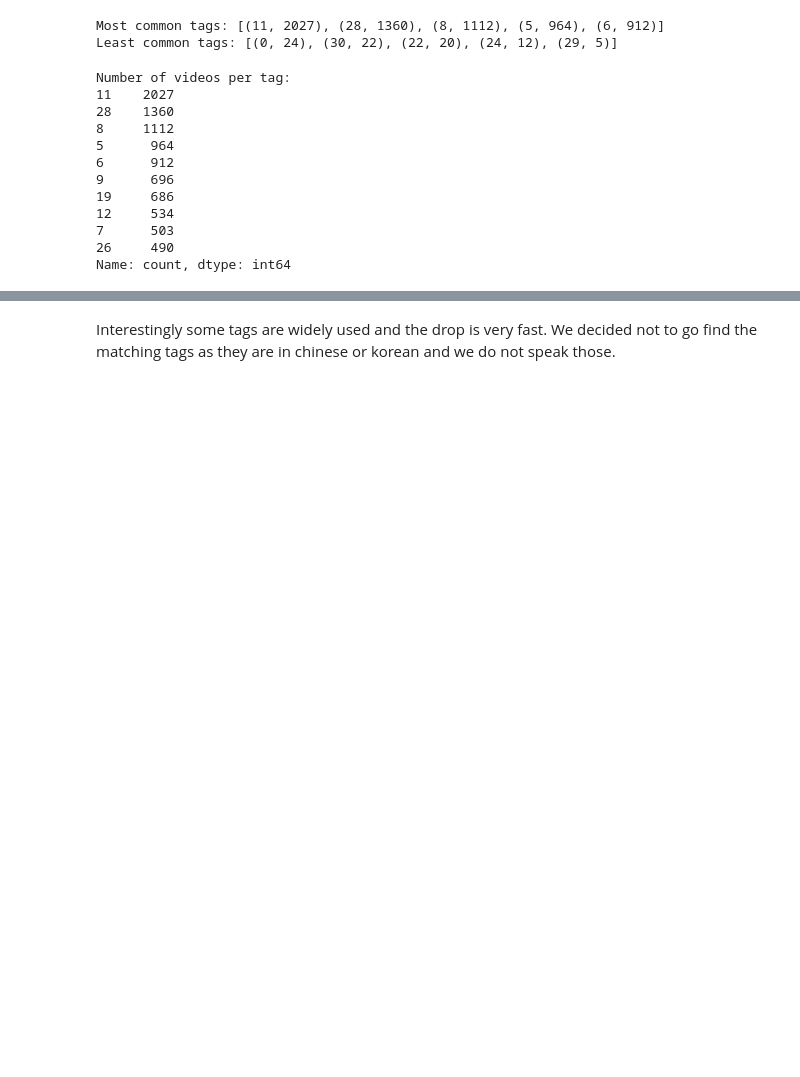
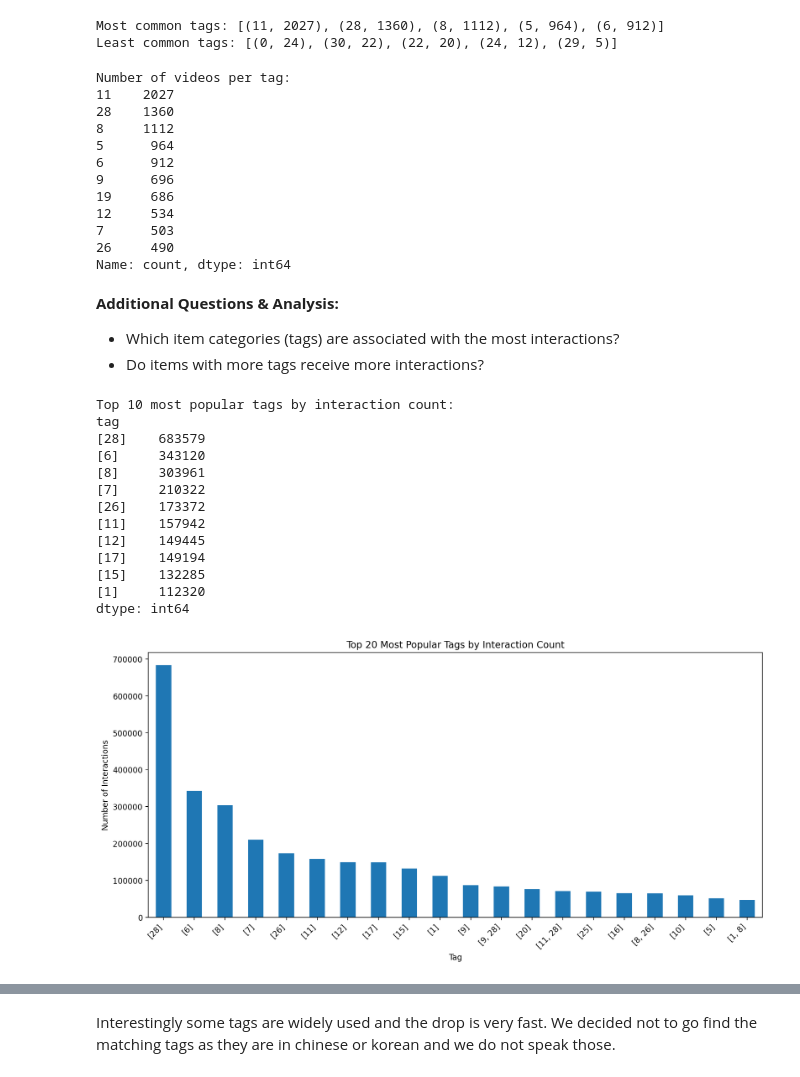
Before and after one commit to PERCY-1417/FinalProject_2025_TURCAT, a Jupyter notebook: solution/EDA.ipynb, the cells around one changed output, grey strips where cells are left out. Cells and saved outputs as stored; diff of their text form; code cells hidden in the pictures; blank space fills up the shorter version.

Commit message:
add more questions to improve EDA

```diff
--- a/solution/EDA.ipynb
+++ b/solution/EDA.ipynb
@@ -668,3 +710,46 @@ Number of videos per tag:
 7      503
 26     490
 Name: count, dtype: int64
+# %% [markdown]
+**Additional Questions & Analysis:**
+- Which item categories (tags) are associated with the most interactions?
+- Do items with more tags receive more interactions?
+# %%
+# Merge item categories with interactions data to find popular tags
+# First, ensure 'feat' in item_categories is a list of tags (already done in previous cells)
+# Explode item_categories by tags to have one row per video-tag pair
+item_tags_exploded = item_categories.explode("feat")
+item_tags_exploded.rename(columns={"feat": "tag"}, inplace=True)
+
+# Merge with interactions data
+interactions_with_tags = pd.merge(interactions, item_tags_exploded, on="video_id", how="left")
+
+# Count interactions per tag
+tag_interaction_counts = interactions_with_tags.groupby("tag").size().sort_values(ascending=False)
+
+print("\nTop 10 most popular tags by interaction count:")
+print(tag_interaction_counts.head(10))
+
+plt.figure(figsize=(12, 6))
+tag_interaction_counts.head(20).plot(kind='bar')
+plt.title("Top 20 Most Popular Tags by Interaction Count")
+plt.xlabel("Tag")
+plt.ylabel("Number of Interactions")
+plt.xticks(rotation=45, ha='right')
+plt.tight_layout()
+plt.show()
+# %% [output]
+Top 10 most popular tags by interaction count:
+tag
+[28]    683579
+[6]     343120
+[8]     303961
+[7]     210322
+[26]    173372
+[11]    157942
+[12]    149445
+[17]    149194
+[15]    132285
+[1]     112320
+dtype: int64
+[figure, added]
```
Also changed, not shown: parts of 3 cells of this notebook.
